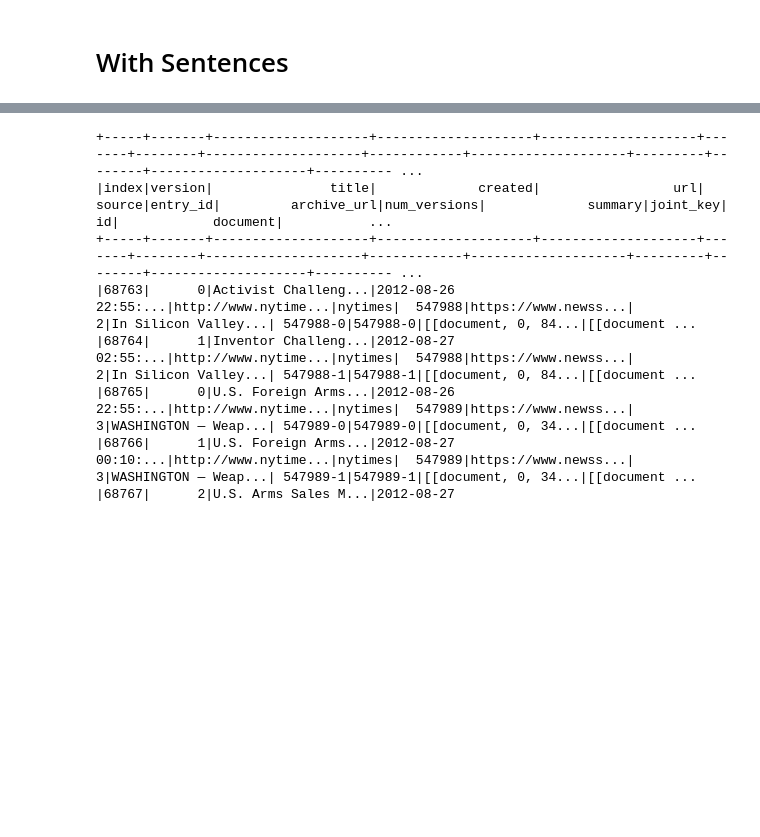
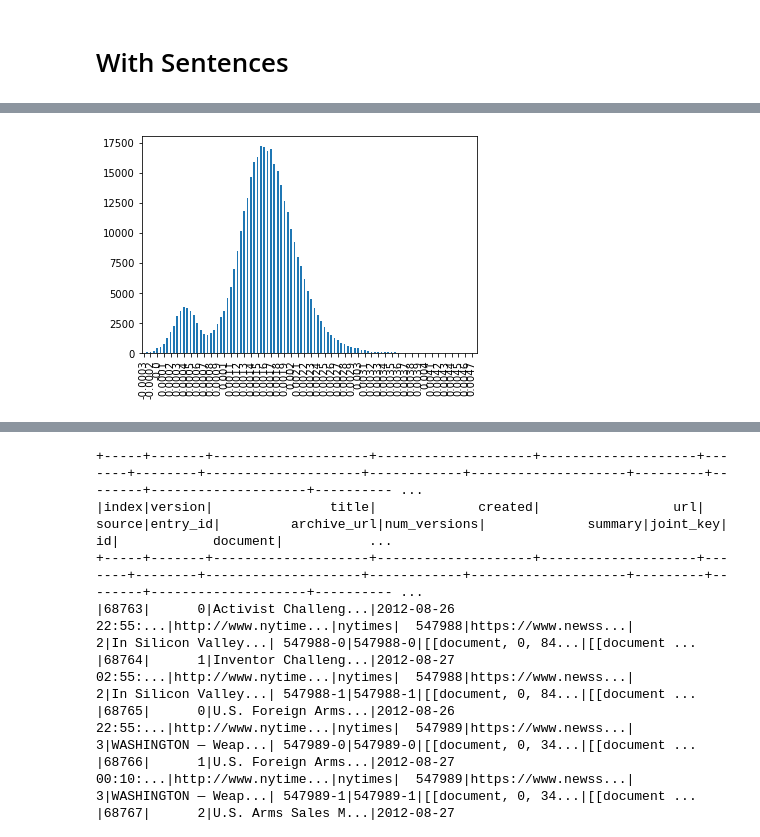
Before and after one commit to alex2awesome/edit-pathways, a Jupyter notebook: notebooks/2021-04-11_spark-nlp.ipynb, the cells around one changed output, grey strips where cells are left out. Saved outputs shown, nothing was run; the diff lists cells and outputs as text; code cells hidden in the pictures; blank space fills up the shorter version.

```diff
--- a/notebooks/2021-04-11_spark-nlp.ipynb
+++ b/notebooks/2021-04-11_spark-nlp.ipynb
@@ -402,0 +477,2 @@ exploded_word_df = (word_emb_sdf
+# %%
+word_emb_sdfp['join_version'] = word_emb_sdfp['version'] + 1
@@ -402,0 +493,11 @@ exploded_word_df = (word_emb_sdf
+# %%
+inner_join_df = (word_emb_sdfp
+ .loc[lambda df: df['entry_id'] == 547989]
+ .loc[lambda df: df['version'].isin([0, 1])]
+ .pipe(lambda df: df.merge(df,
+                           left_on='join_version',
+                           right_on='version'
+                          ))
+)#.apply(lambda x: x['norm_word_embedding_x'].dot(x['norm_word_embedding_y'], axis=1))
+
+#.loc[lambda df: df['version'] == 0]
@@ -402,0 +506,3 @@ exploded_word_df = (word_emb_sdf
+# %%
+tqdm.pandas()
+inner_join_df['dot_product'] = inner_join_df.progress_apply(lambda x: x['norm_word_embedding_x'].dot(x['norm_word_embedding_y']), axis=1)
@@ -402,0 +512,8 @@ exploded_word_df = (word_emb_sdf
+# %%
+c, b = np.histogram(inner_join_df['dot_product'], bins=100)
+# %%
+hist_plot = pd.Series({b_i:c_i for c_i, b_i in zip(c, b[:-1])})
+hist_plot.plot(kind='bar')
+plt.xticks(range(len(hist_plot))[::2], list(map(lambda x: round(x, 4), hist_plot.index))[::2]);
+# %% [output]
+[figure, added]
```
Also changed, not shown: parts of 42 cells of this notebook.
